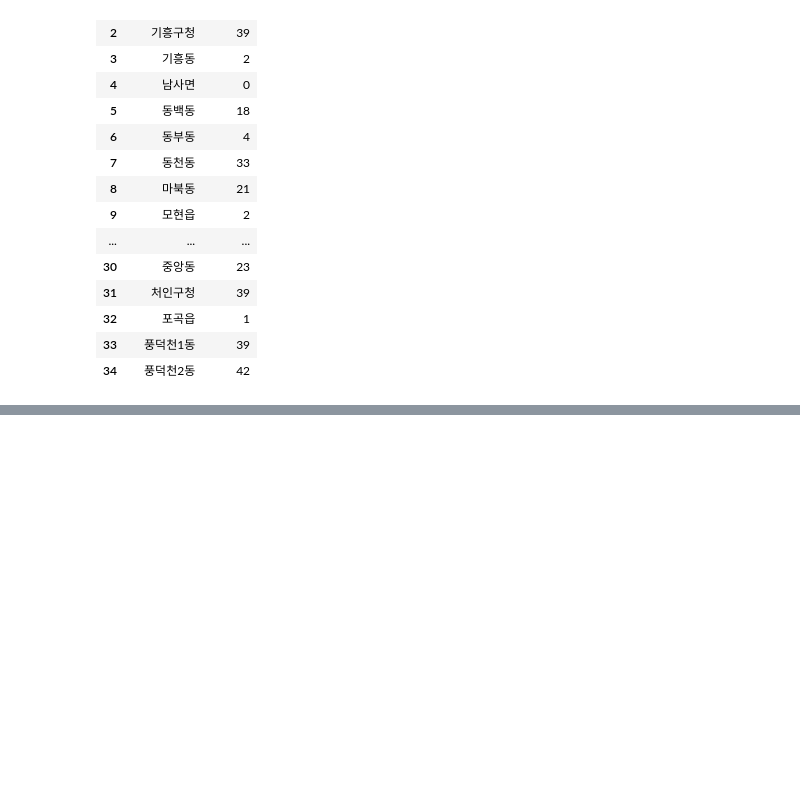
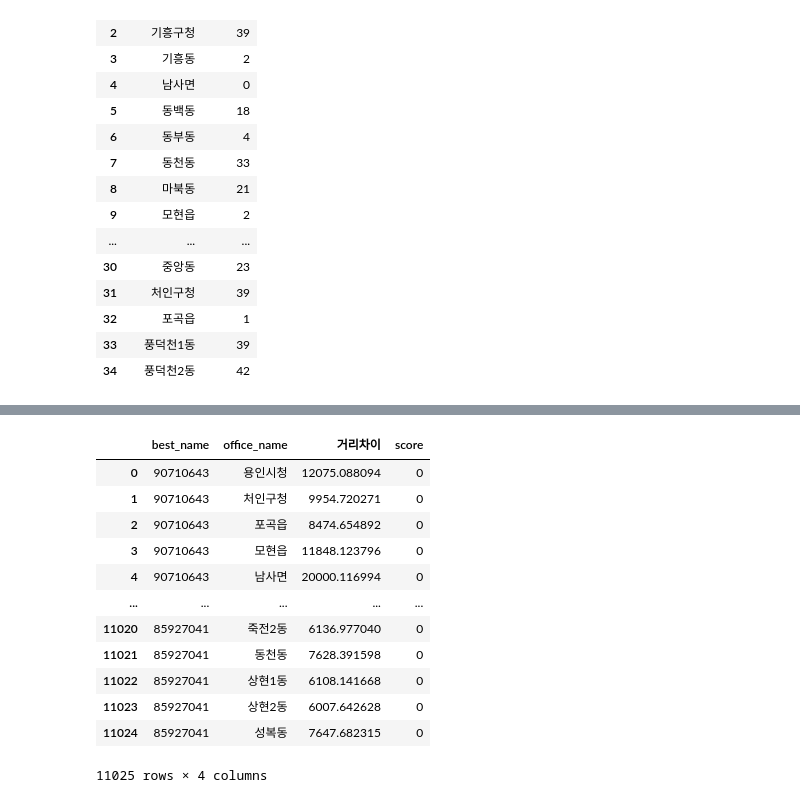
Before and after one commit to Lynnsdata/electric_project, a Jupyter notebook: 관공서 가중치.ipynb, the cells around one changed output, grey strips where cells are left out. Cells and saved outputs as stored; diff of their text form; code cells hidden in the pictures; blank space fills up the shorter version.

```diff
--- a/관공서 가중치.ipynb
+++ b/관공서 가중치.ipynb
@@ -281,0 +284,3 @@ df_all_4
+# %%
+best_3 = best[best['best_score'] == 3]
+best_3.head()
@@ -281,0 +294,3 @@ df_all_4
+# %%
+best_3 = best_3[['cell_id', 'cell_ycrd', 'cell_xcrd']]
+best_3.head()
@@ -281,0 +304,3 @@ df_all_4
+# %%
+best_3_dict = best_3.set_index(['cell_id']).T.to_dict('list')
+best_3_dict
@@ -281,0 +325,42 @@ df_all_4
+# %%
+df_all = pd.DataFrame(columns=["best_name", "office_name", "거리차이", "score"])
+
+for i in range(0, len(best_3_dict)) :
+    best_nm = list(best_3_dict.keys())[i]
+    best_xy = list(best_3_dict.items())[i][1]
+
+    for j in range(0, len(office_dict)) :
+        office_nm = list(office_dict.keys())[j]
+        office_xy = list(office_dict.items())[j][1]
+
+        ## 최종 거리 계산 결과값
+        result = haversine(best_xy, office_xy, unit='m')
+
+        score = 0
+        if result <= 200:
+            score = 5
+        elif 200 < result <= 400:
+            score = 4
+        elif 400 < result <= 600:
+            score = 3
+        elif 600 < result <= 800:
+            score = 2
+        elif 800 < result <= 1000:
+            score = 1
+        df_all = pd.concat([df_all,
+                        pd.DataFrame({'best_name':[best_nm],'office_name':[office_nm], '거리차이':[result], 'score':[score]})], ignore_index=True)
+df_all
+# %% [output]
+|  | best_name | office_name | 거리차이 | score |
+| 0 | 90710643 | 용인시청 | 12075.088094 | 0 |
+| 1 | 90710643 | 처인구청 | 9954.720271 | 0 |
+| 2 | 90710643 | 포곡읍 | 8474.654892 | 0 |
+| 3 | 90710643 | 모현읍 | 11848.123796 | 0 |
+| 4 | 90710643 | 남사면 | 20000.116994 | 0 |
+| ... | ... | ... | ... | ... |
+| 11020 | 85927041 | 죽전2동 | 6136.977040 | 0 |
+| 11021 | 85927041 | 동천동 | 7628.391598 | 0 |
+| 11022 | 85927041 | 상현1동 | 6108.141668 | 0 |
+| 11023 | 85927041 | 상현2동 | 6007.642628 | 0 |
+| 11024 | 85927041 | 성복동 | 7647.682315 | 0 |
+11025 rows × 4 columns
```
Also changed, not shown: parts of 21 cells of this notebook, 5 other files.
